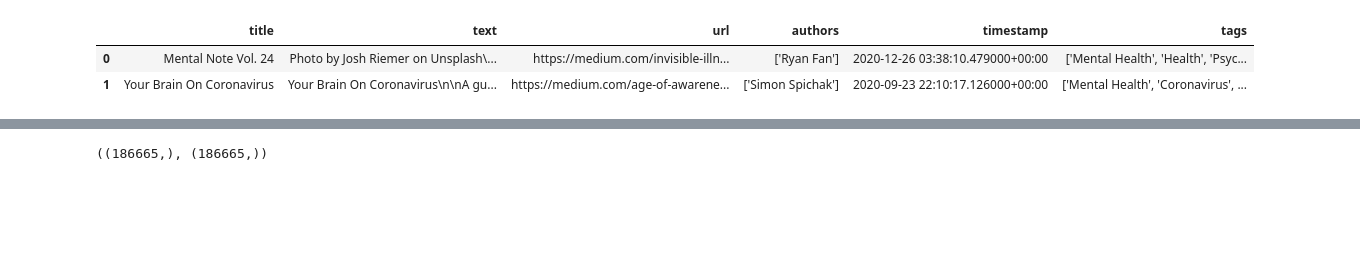
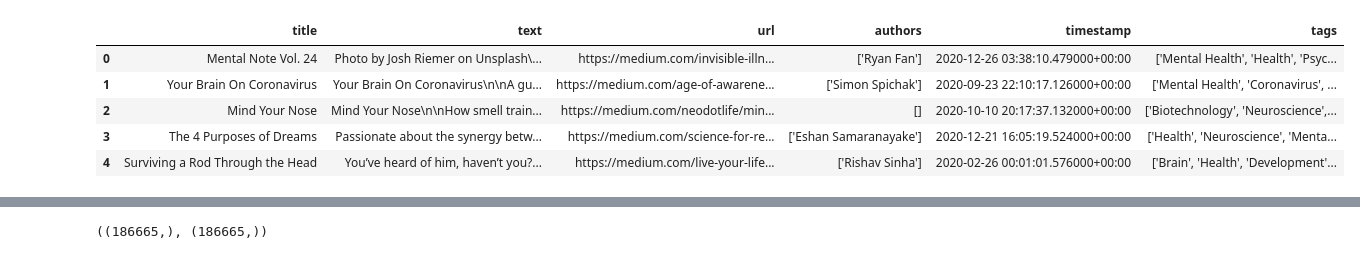
Before and after one commit to yourlogarithm/machine-learning, a Jupyter notebook: Personal/Projects/Medium_Articles.ipynb, the cells around one changed output, grey strips where cells are left out. Cells and saved outputs as stored; diff of their text form; code cells hidden in the pictures; blank space fills up the shorter version.

```diff
--- a/Personal/Projects/Medium_Articles.ipynb
+++ b/Personal/Projects/Medium_Articles.ipynb
@@ -22,12 +22,15 @@ DIR = './data/medium_articles/'
 # %%
 main_dataframe = pd.read_csv(DIR + 'medium_articles.csv')
 if SPEED_RUN: text_dataframe = pd.read_csv(DIR + 'text_cleaned.csv')
 
-main_dataframe.head(2)
+main_dataframe.head(5)
 # %% [output]
 |  | title | text | url | authors | timestamp | tags |
 | 0 | Mental Note Vol. 24 | Photo by Josh Riemer on Unsplash\... | https://medium.com/invisible-illn... | ['Ryan Fan'] | 2020-12-26 03:38:10.479000+00:00 | ['Mental Health', 'Health', 'Psyc... |
 | 1 | Your Brain On Coronavirus | Your Brain On Coronavirus\n\nA gu... | https://medium.com/age-of-awarene... | ['Simon Spichak'] | 2020-09-23 22:10:17.126000+00:00 | ['Mental Health', 'Coronavirus', ... |
+| 2 | Mind Your Nose | Mind Your Nose\n\nHow smell train... | https://medium.com/neodotlife/min... | [] | 2020-10-10 20:17:37.132000+00:00 | ['Biotechnology', 'Neuroscience',... |
+| 3 | The 4 Purposes of Dreams | Passionate about the synergy betw... | https://medium.com/science-for-re... | ['Eshan Samaranayake'] | 2020-12-21 16:05:19.524000+00:00 | ['Health', 'Neuroscience', 'Menta... |
+| 4 | Surviving a Rod Through the Head | You’ve heard of him, haven’t you?... | https://medium.com/live-your-life... | ['Rishav Sinha'] | 2020-02-26 00:01:01.576000+00:00 | ['Brain', 'Health', 'Development'... |
 # %%
 def process_tag(raw_tags: str):
     raw_tags = raw_tags.replace('\'', '').strip('[]').split(',')
```
Also changed, not shown: parts of 6 cells of this notebook, 3 other files.
